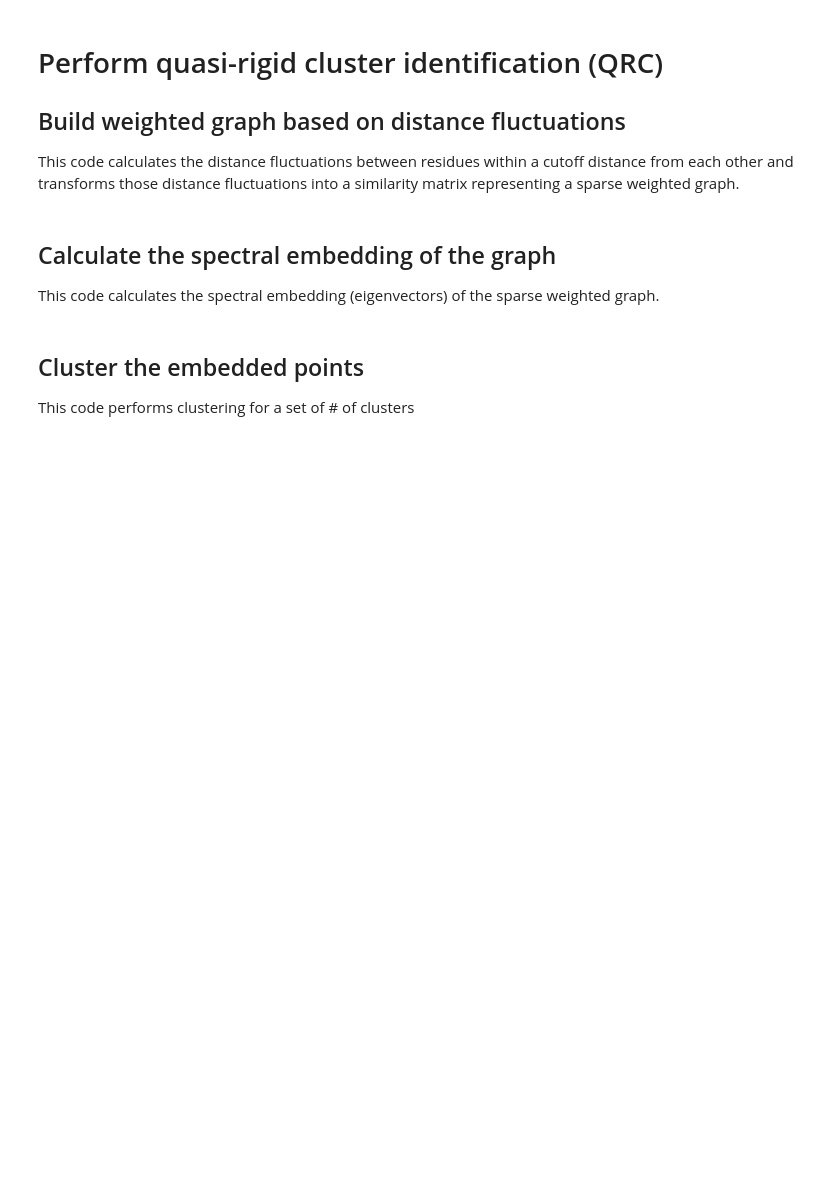
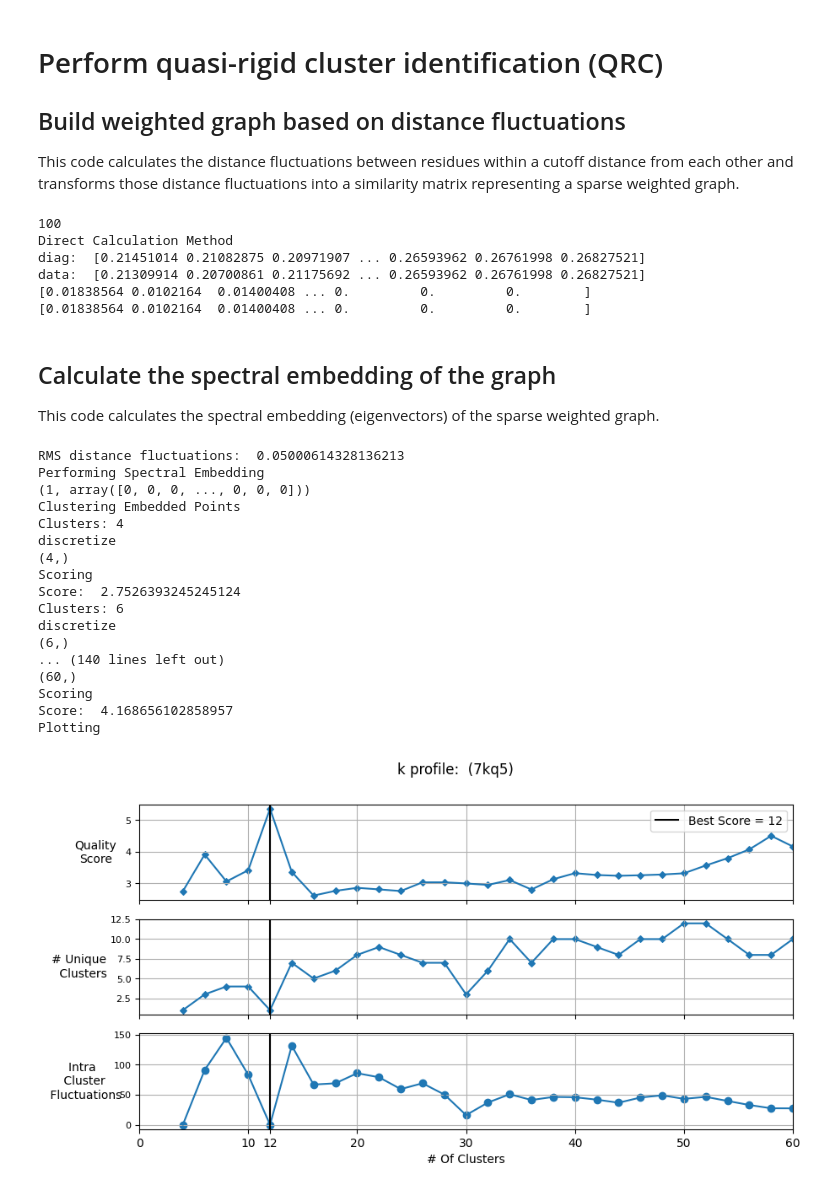
Before and after one commit to luquelab/pyCapsid, a Jupyter notebook: notebooks/example_notebook.ipynb, the cells around one changed output. Saved outputs shown, nothing was run; the diff lists cells and outputs as text; code cells hidden in the pictures; blank space fills up the shorter version.

```diff
--- a/notebooks/example_notebook.ipynb
+++ b/notebooks/example_notebook.ipynb
@@ -3,5 +3,5 @@
 This code acquires the pdb file from the RCSB databank, loads the necessary information, and saves copies for possible use in visualization in other software.
 # %%
 from pyCapsid.PDB import getCapsid
-pdb = '4oq8'
+pdb = '7kq5'
 capsid, calphas, coords, bfactors, chain_starts, title = getCapsid(pdb, save=True)
@@ -17,7 +34,7 @@ kirch, hessian = buildENMPreset(coords, preset='U-ENM')
 This code calculates the n lowest frequency modes of the system by calculating the eigenvalues and eigenvectors of the hessian matrix.
 # %%
 from pyCapsid.NMA import modeCalc
-n_modes = 200
+n_modes = 100
 eigmethod = 'eigsh'
 
 evals, evecs = modeCalc(hessian, n_modes, eigmethod=eigmethod)
@@ -34,21 +86,42 @@ This code calculates the distance fluctuations between residues within a cutoff
 # %%
 from pyCapsid.NMA import calcDistFlucts
 
-n_modes = 200
 fluct_cutoff = 10
 
 dist_flucts = calcDistFlucts(evals, evecs, n_modes, coords, fluct_cutoff, is3d=True)
 print(dist_flucts.data)
+# %% [output]
+100
+Direct Calculation Method
+diag:  [0.21451014 0.21082875 0.20971907 ... 0.26593962 0.26761998 0.26827521]
+data:  [0.21309914 0.20700861 0.21175692 ... 0.26593962 0.26761998 0.26827521]
+[0.01838564 0.0102164  0.01400408 ... 0.         0.         0.        ]
+[0.01838564 0.0102164  0.01400408 ... 0.         0.         0.        ]
 # %% [markdown]
 ## Calculate the spectral embedding of the graph
 This code calculates the spectral embedding (eigenvectors) of the sparse weighted graph.
 # %%
-from pyCapsid.QRC import calcEmbedding, cluster_embedding
-from pyCapsid import clustering_util
+from pyCapsid.QRC import findQuasiRigidClusters
 import numpy as np
-
-n_cluster_max = 130
-embedding = calcEmbedding(sims, n_cluster_max)
+n_cluster_max = 62
+n_range = np.arange(4, n_cluster_max, 2)
+labels  = findQuasiRigidClusters(pdb, dist_flucts, n_range)
+# %% [output]
+RMS distance fluctuations:  0.05000614328136213
+Performing Spectral Embedding
+(1, array([0, 0, 0, ..., 0, 0, 0]))
+Clustering Embedded Points
+Clusters: 4
+discretize
+(4,)
+Scoring
+Score:  2.7526393245245124
+Clusters: 6
+discretize
+(6,)
+... (140 lines left out)
+(60,)
+Scoring
+Score:  4.168656102858957
+Plotting
+[figure, added]
-# %% [markdown]
-## Cluster the embedded points
-This code performs clustering for a set of # of clusters
```
Also changed, not shown: parts of 8 cells of this notebook, 3 other files.
